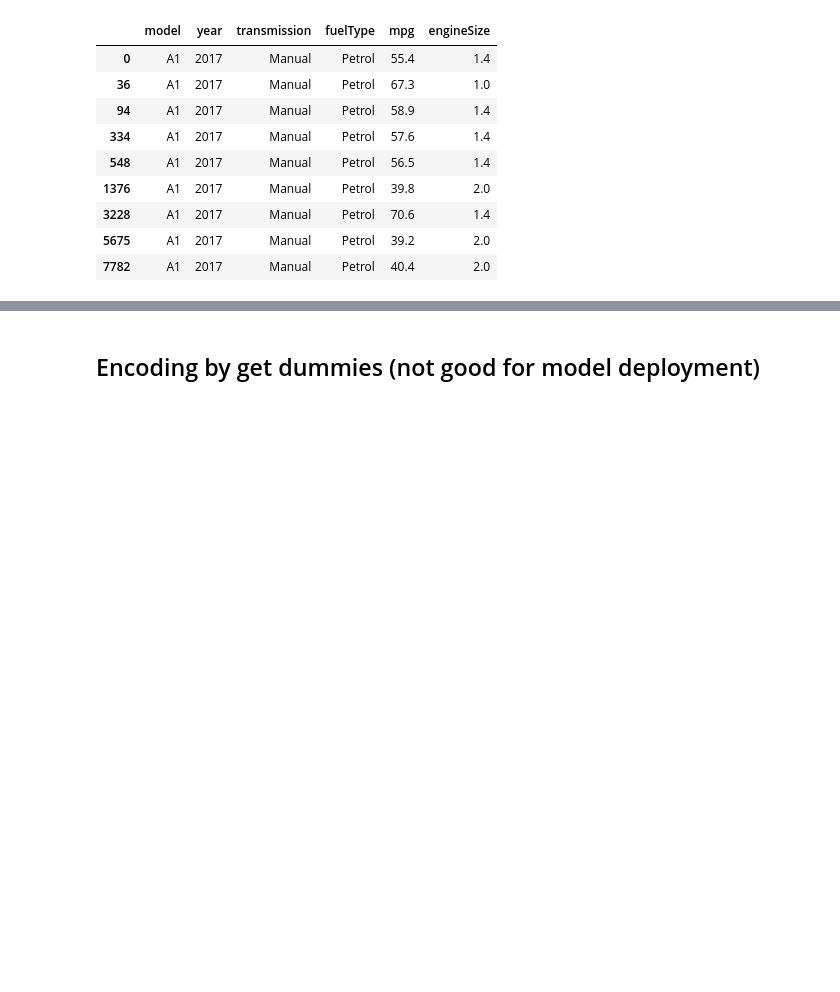
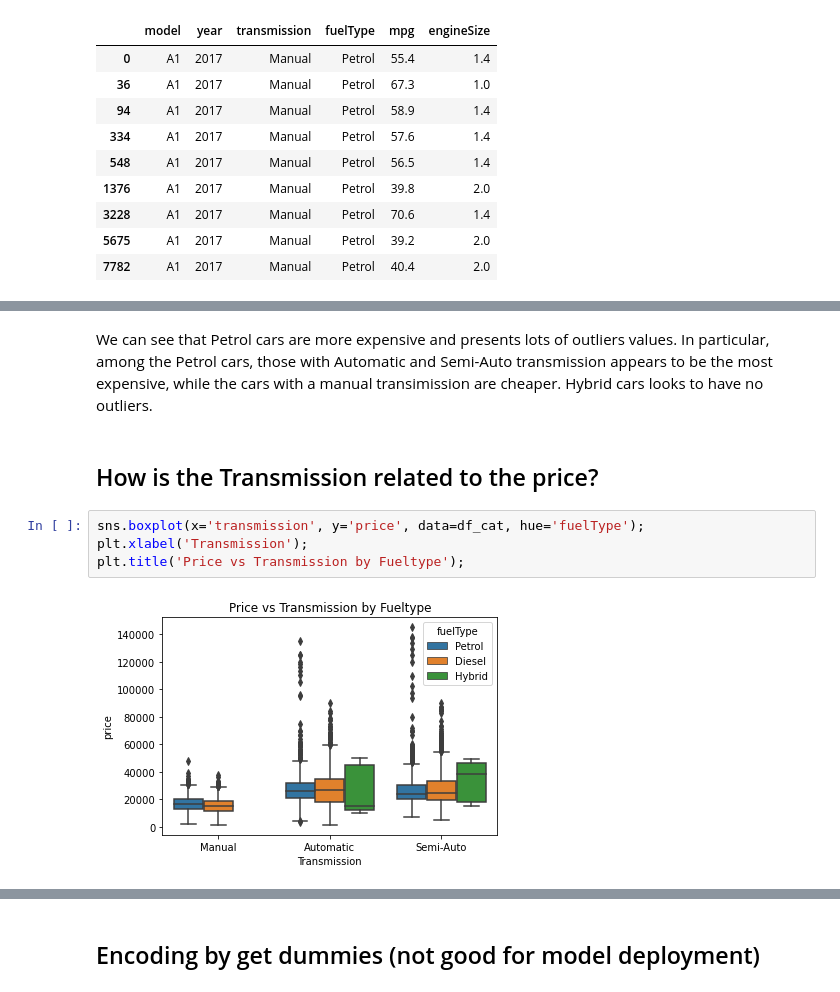
Before and after one commit to ludo950/data-science-regression, a Jupyter notebook: XGBoost HYPEROPT VS XGBoost VS SVR PRICE REGRESSION.ipynb, the cells around one changed output, grey strips where cells are left out. Drawn from its saved outputs; the diff is of its cells as text; blank space fills up the shorter version.

```diff
--- a/XGBoost HYPEROPT VS XGBoost VS SVR PRICE REGRESSION.ipynb
+++ b/XGBoost HYPEROPT VS XGBoost VS SVR PRICE REGRESSION.ipynb
@@ -129,0 +161,10 @@ Apparently the mpg and enginesize can vary for the same car model of the same ye
+# %% [markdown]
+We can see that Petrol cars are more expensive and presents lots of outliers values. In particular, among the Petrol cars, those with Automatic and Semi-Auto transmission appears to be the most expensive, while the cars with a manual transimission are cheaper. Hybrid cars looks to have no outliers.
+# %% [markdown]
+## How is the Transmission related to the price?
+# %%
+sns.boxplot(x='transmission', y='price', data=df_cat, hue='fuelType');
+plt.xlabel('Transmission');
+plt.title('Price vs Transmission by Fueltype');
+# %% [output]
+[figure, added]
```
Also changed, not shown: parts of 30 cells of this notebook.
